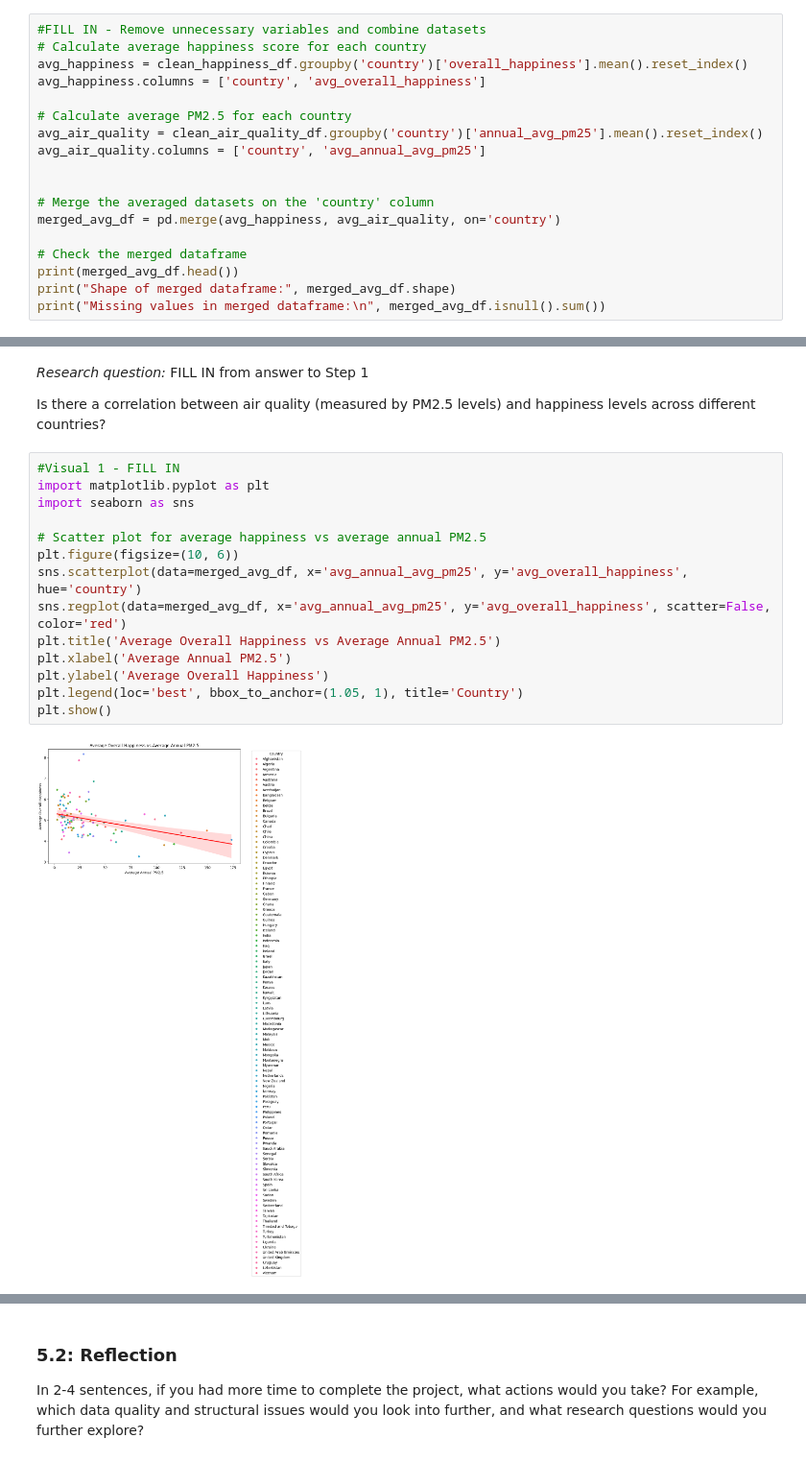
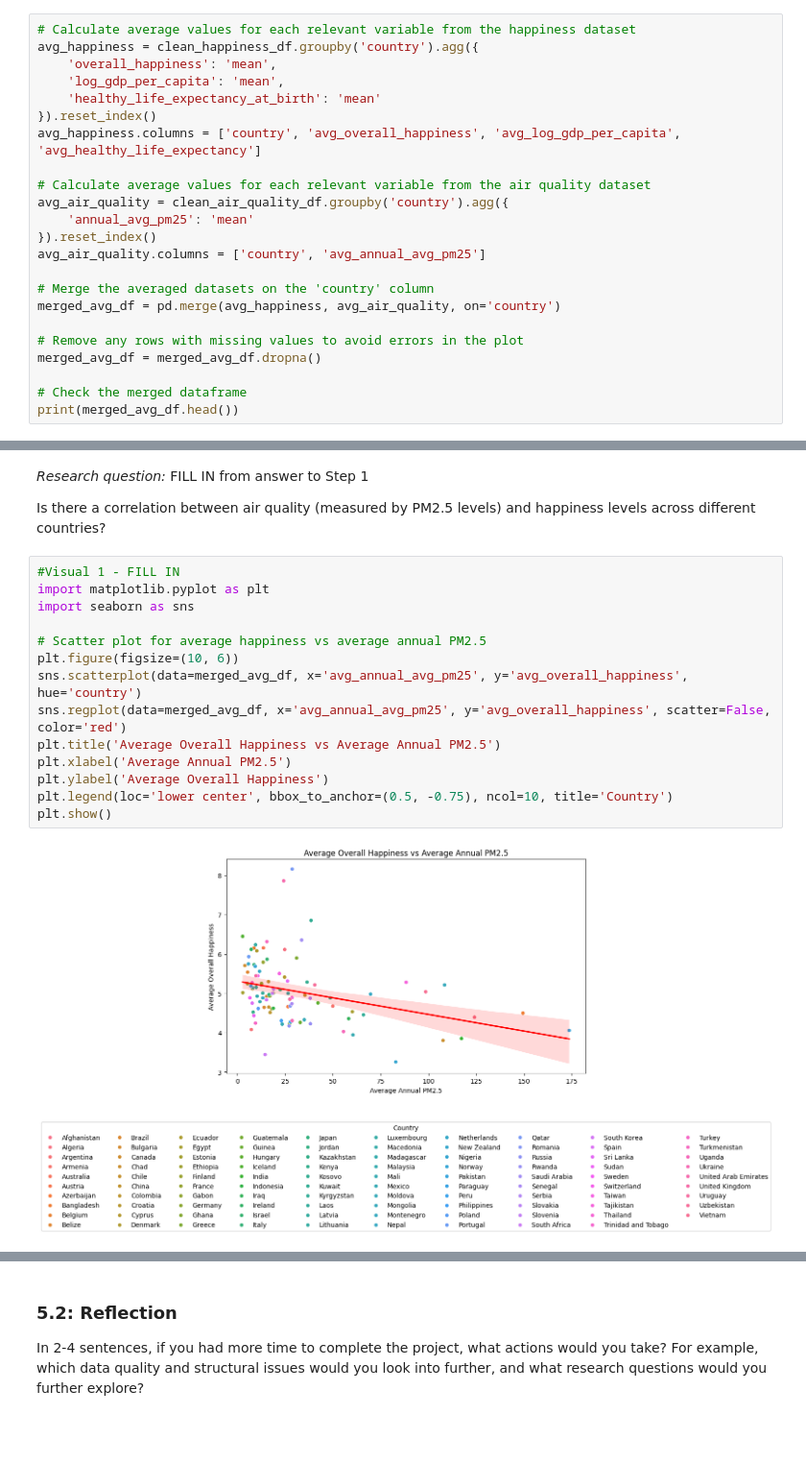
Before and after one commit to ScottTpirate/data_analytics_udacity_proj, a Jupyter notebook: Proj2/Data_Wrangling_Project_Starter.ipynb, the cells around one changed output, grey strips where cells are left out. Shown at 96% size. Drawn from its saved outputs; the diff is of its cells as text; blank space fills up the shorter version.

```diff
--- a/Proj2/Data_Wrangling_Project_Starter.ipynb
+++ b/Proj2/Data_Wrangling_Project_Starter.ipynb
@@ -691,21 +707,26 @@ Justification: *FILL IN*
 
 Depending on the datasets, you can also peform the combination before the cleaning steps.
 # %%
-#FILL IN - Remove unnecessary variables and combine datasets
-# Calculate average happiness score for each country
-avg_happiness = clean_happiness_df.groupby('country')['overall_happiness'].mean().reset_index()
-avg_happiness.columns = ['country', 'avg_overall_happiness']
+# Calculate average values for each relevant variable from the happiness dataset
+avg_happiness = clean_happiness_df.groupby('country').agg({
+    'overall_happiness': 'mean',
+    'log_gdp_per_capita': 'mean',
+    'healthy_life_expectancy_at_birth': 'mean'
+}).reset_index()
+avg_happiness.columns = ['country', 'avg_overall_happiness', 'avg_log_gdp_per_capita', 'avg_healthy_life_expectancy']
 
-# Calculate average PM2.5 for each country
-avg_air_quality = clean_air_quality_df.groupby('country')['annual_avg_pm25'].mean().reset_index()
+# Calculate average values for each relevant variable from the air quality dataset
+avg_air_quality = clean_air_quality_df.groupby('country').agg({
+    'annual_avg_pm25': 'mean'
+}).reset_index()
 avg_air_quality.columns = ['country', 'avg_annual_avg_pm25']
-
 
 # Merge the averaged datasets on the 'country' column
 merged_avg_df = pd.merge(avg_happiness, avg_air_quality, on='country')
 
+# Remove any rows with missing values to avoid errors in the plot
+merged_avg_df = merged_avg_df.dropna()
+
 # Check the merged dataframe
 print(merged_avg_df.head())
-print("Shape of merged dataframe:", merged_avg_df.shape)
-print("Missing values in merged dataframe:\n", merged_avg_df.isnull().sum())
 # %% [output]
@@ -768,16 +778,16 @@ Is there a correlation between air quality (measured by PM2.5 levels) and happin
 # %%
 #Visual 1 - FILL IN
 import matplotlib.pyplot as plt
 import seaborn as sns
 
 # Scatter plot for average happiness vs average annual PM2.5
 plt.figure(figsize=(10, 6))
 sns.scatterplot(data=merged_avg_df, x='avg_annual_avg_pm25', y='avg_overall_happiness', hue='country')
 sns.regplot(data=merged_avg_df, x='avg_annual_avg_pm25', y='avg_overall_happiness', scatter=False, color='red')
 plt.title('Average Overall Happiness vs Average Annual PM2.5')
 plt.xlabel('Average Annual PM2.5')
 plt.ylabel('Average Overall Happiness')
-plt.legend(loc='best', bbox_to_anchor=(1.05, 1), title='Country')
+plt.legend(loc='lower center', bbox_to_anchor=(0.5, -0.75), ncol=10, title='Country')
 plt.show()
 # %% [output]
-[figure, old version]
+[figure, new version]
```
Also changed, not shown: parts of 29 cells of this notebook, 6 other files.
